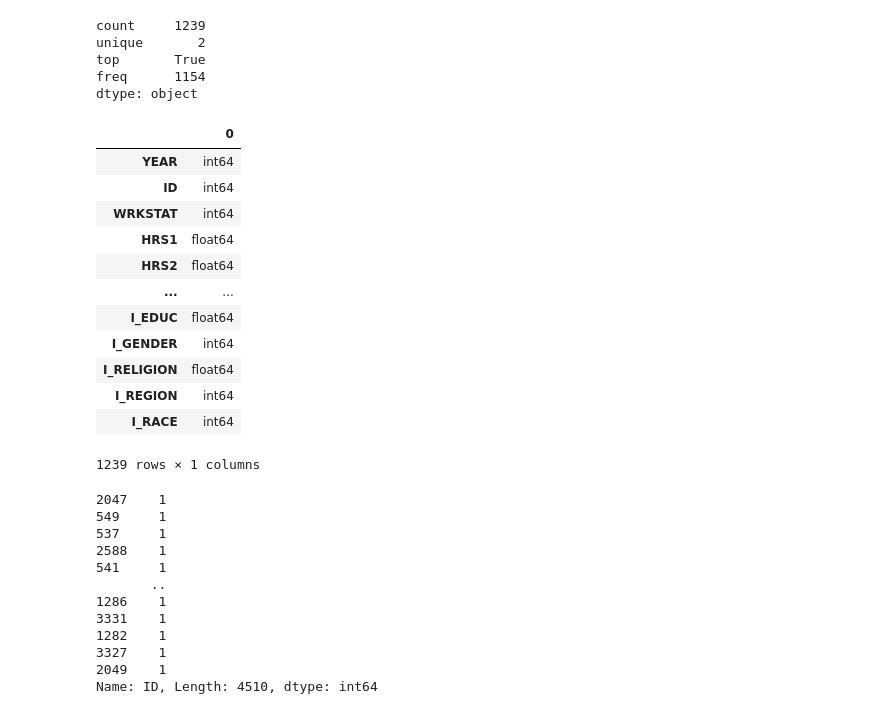
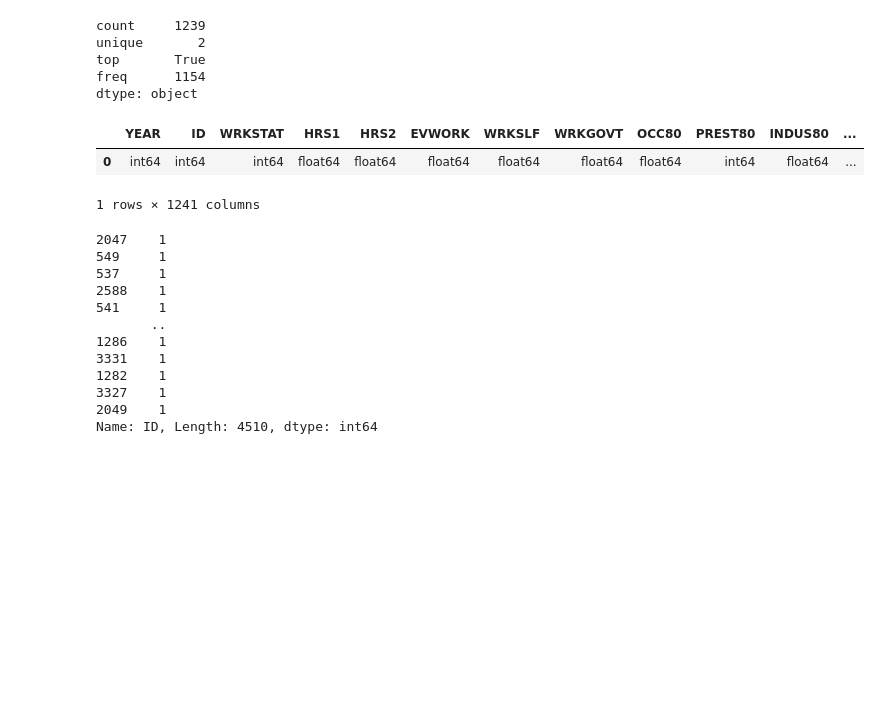
Before and after one commit to ClovisMonteiro/Data-solutions, a Jupyter notebook: Task_1_Happy_Marriage.ipynb, the cells around one changed output. Drawn from its saved outputs; the diff is of its cells as text; code cells hidden in the pictures; blank space fills up the shorter version.

```diff
--- a/Task_1_Happy_Marriage.ipynb
+++ b/Task_1_Happy_Marriage.ipynb
@@ -75,21 +75,11 @@ top       True
 freq      1154
 dtype: object
 # %%
-df.dtypes.to_frame()
+df.dtypes.to_frame().T
 # %% [output]
-|  | 0 |
-| YEAR | int64 |
-| ID | int64 |
-| WRKSTAT | int64 |
-| HRS1 | float64 |
-| HRS2 | float64 |
-| ... | ... |
-| I_EDUC | float64 |
-| I_GENDER | int64 |
-| I_RELIGION | float64 |
-| I_REGION | int64 |
-| I_RACE | int64 |
+|  | YEAR | ID | WRKSTAT | HRS1 | HRS2 | EVWORK | WRKSLF | WRKGOVT | OCC80 | PREST80 | INDUS80 | ... |
+| 0 | int64 | int64 | int64 | float64 | float64 | float64 | float64 | float64 | float64 | int64 | float64 | ... |
-1239 rows × 1 columns
+1 rows × 1241 columns
 # %%
 df['ID'].sort_values().value_counts()
 
```
